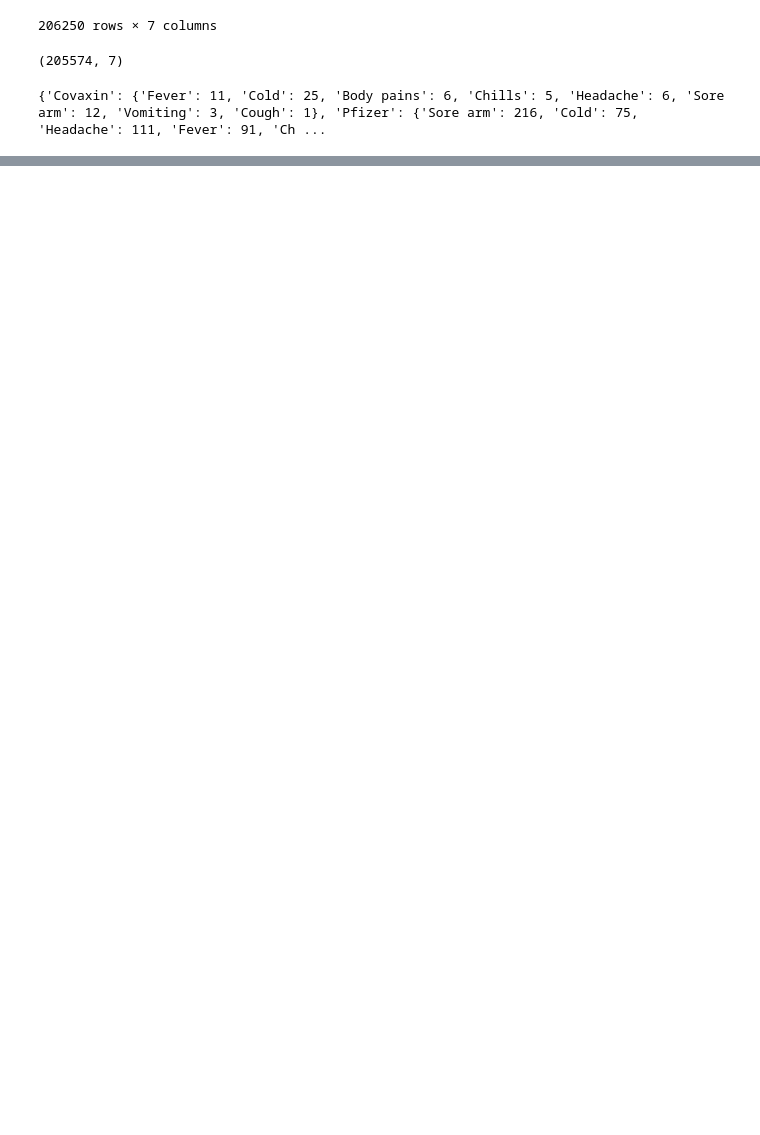
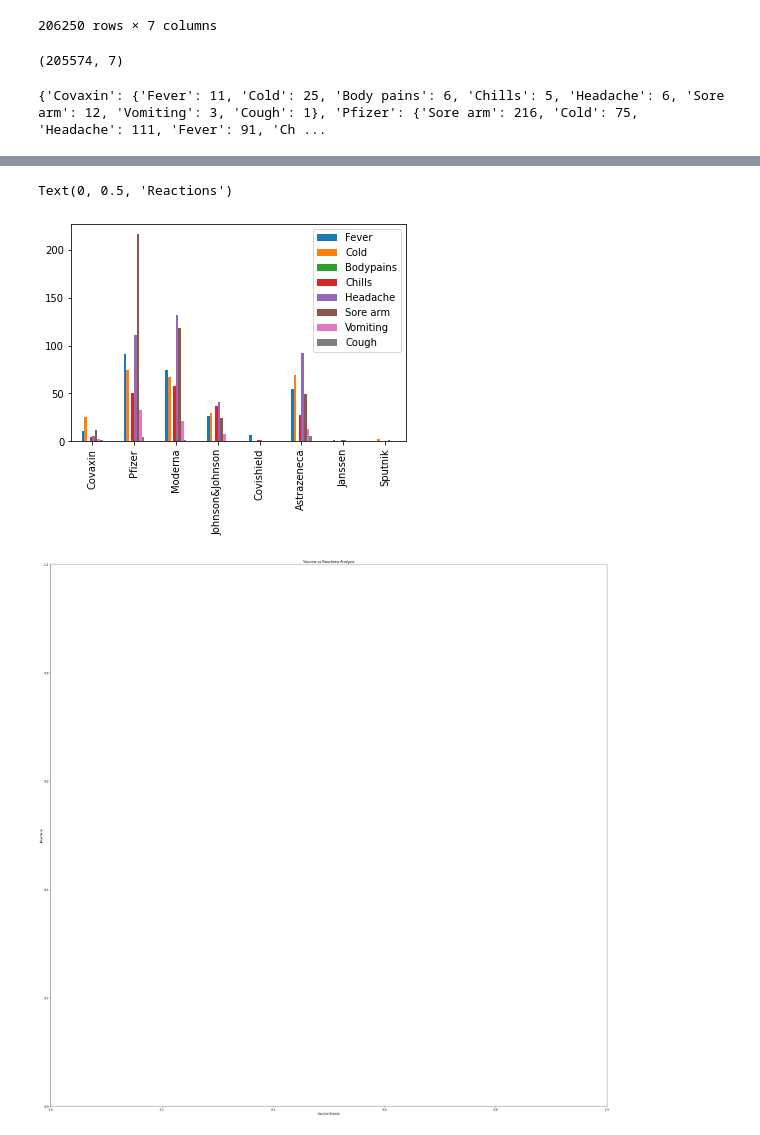
Before and after one commit to Nagmashaik123/Section203-Group06, a Jupyter notebook: Vacc_Brands_Reactions.ipynb, the cells around one changed output, grey strips where cells are left out. Saved outputs shown, nothing was run; the diff lists cells and outputs as text; code cells hidden in the pictures; blank space fills up the shorter version.

```diff
--- a/Vacc_Brands_Reactions.ipynb
+++ b/Vacc_Brands_Reactions.ipynb
@@ -101,19 +105,26 @@ df
 # %%
 # Visualising the data set through bar chart
 from matplotlib import pyplot as plt
 
 plotdata = pd.DataFrame({
     "Covaxin":df['Covaxin'],
     "Pfizer": df['Pfizer'],
     "Moderna": df['Moderna'],
     "Johnson&Johnson": df['Johnson&Johnson'],
-    "Covishield": df['Covishield']
+    "Covishield": df['Covishield'],
+    "Astrazeneca" : df['Astrazeneca'],
+    "Janssen"  : df['Janssen'],
+    "Sputnik" : df['Sputnik']
     },
     index=["Fever", "Cold", "Bodypains", "Chills", "Headache","Sore arm","Vomiting","Cough"]
 )
 plotdata.transpose().plot(kind="bar")
 plt.figure(figsize=(35, 35))
 plt.title("Vaccine vs Reactions Analysis")
 plt.xlabel("Vaccine Brands")
 plt.ylabel("Reactions")
+# %% [output]
+Text(0, 0.5, 'Reactions')
+[figure, added]
+[figure, added]
 # %% [markdown]
```
Also changed, not shown: parts of 4 cells of this notebook.
